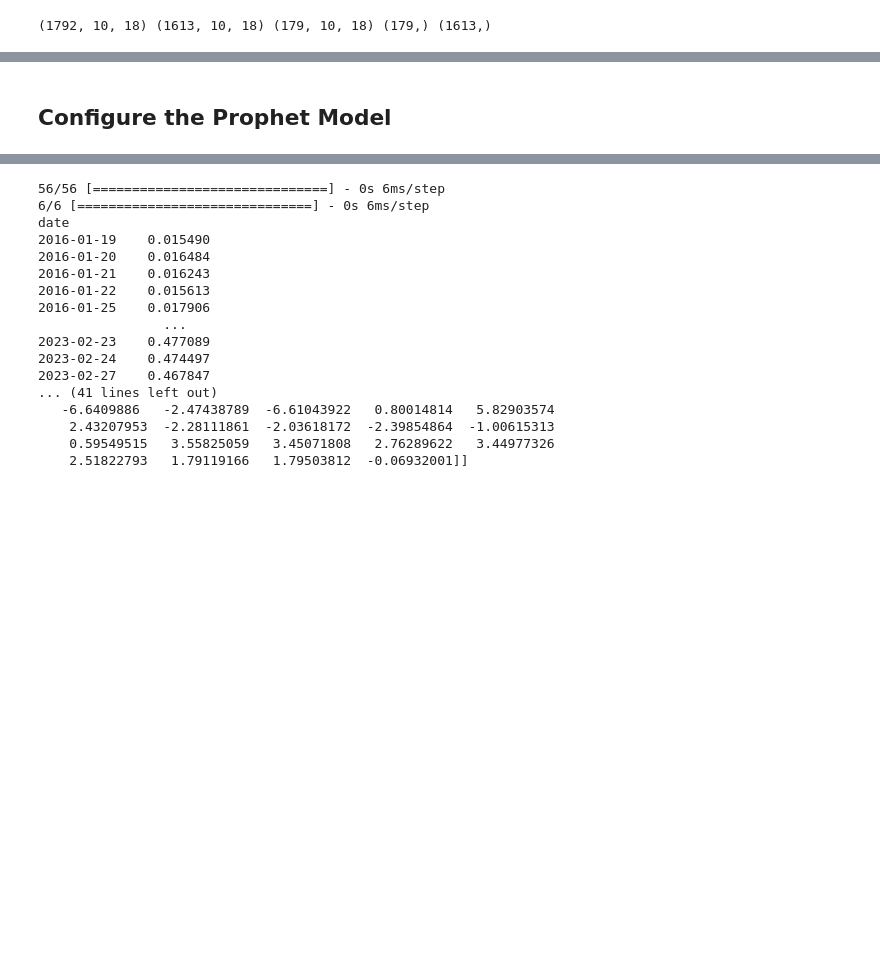
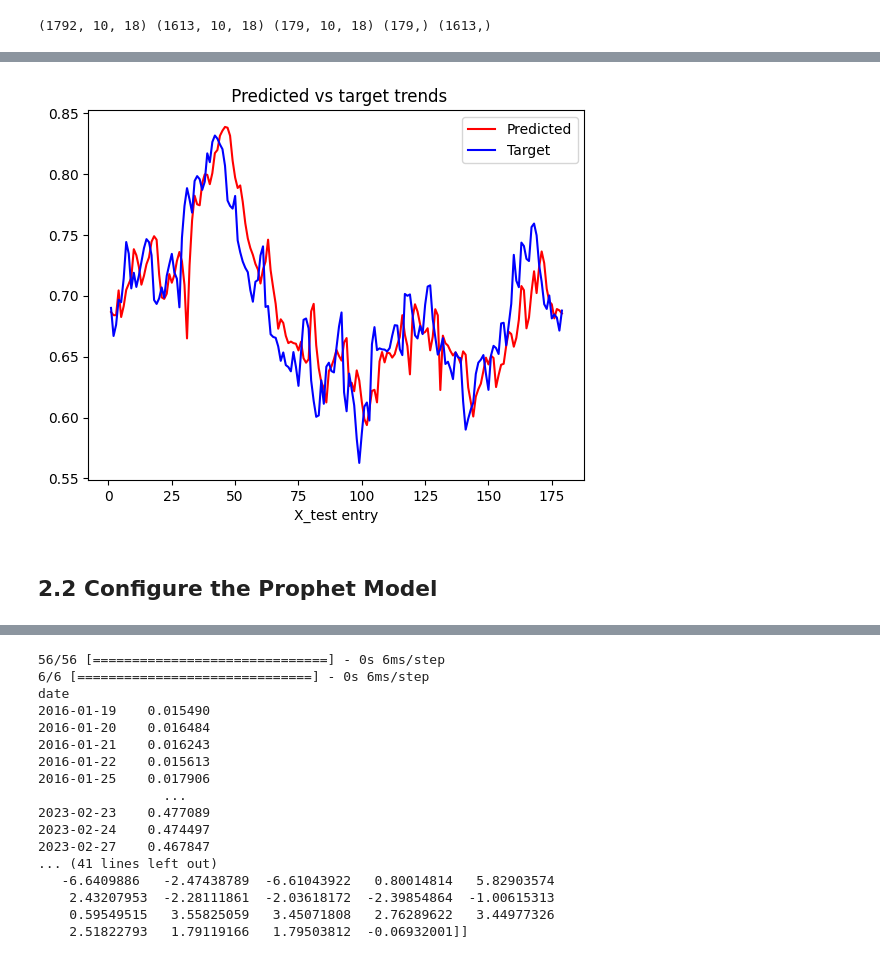
Before and after one commit to Adam-J-Green/BigData, a Jupyter notebook: Final_project_files/Copy_of_Train_model.ipynb, the cells around one changed output, grey strips where cells are left out. Drawn from its saved outputs; the diff is of its cells as text; code cells hidden in the pictures; blank space fills up the shorter version.

```diff
--- a/Final_project_files/Copy_of_Train_model.ipynb
+++ b/Final_project_files/Copy_of_Train_model.ipynb
@@ -211,0 +267,7 @@ Total elapsed time: 00h 37m 53s
+# %%
+# function to test LSTM predictions
+def testmodel(m_path, trainset ):
+  from keras.models import load_model
+  model = load_model(m_path)
+  m_pred = model.predict(trainset)
+  return m_pred
@@ -211,0 +278,4 @@ Total elapsed time: 00h 37m 53s
+# %%
+#test LSTM model using X_train for MSFT
+LSTM_MSFT_test = testmodel('main_models/LSTM_model1.h5', X_test)
+LSTM_MSFT_test.shape
@@ -212,5 +286,17 @@ Total elapsed time: 00h 37m 53s
+# %%
+import matplotlib.pyplot as plt
+x=np.arange(1,180, 1)
+plt.plot(x,LSTM_MSFT_test.flatten(), "r", label= "Predicted")
+plt.plot(x,y_test, "b", label= "Target")
+
+plt.title(" Predicted vs target trends")
+plt.xlabel('X_test entry')
+plt.legend()
+plt.show()
+# %% [output]
+[figure, added]
 # %% [markdown]
-## Configure the Prophet Model
+## 2.2 Configure the Prophet Model
 # %%
 from prophet import Prophet
 from sklearn.metrics import mean_squared_error
```
Also changed, not shown: parts of 40 cells of this notebook.
